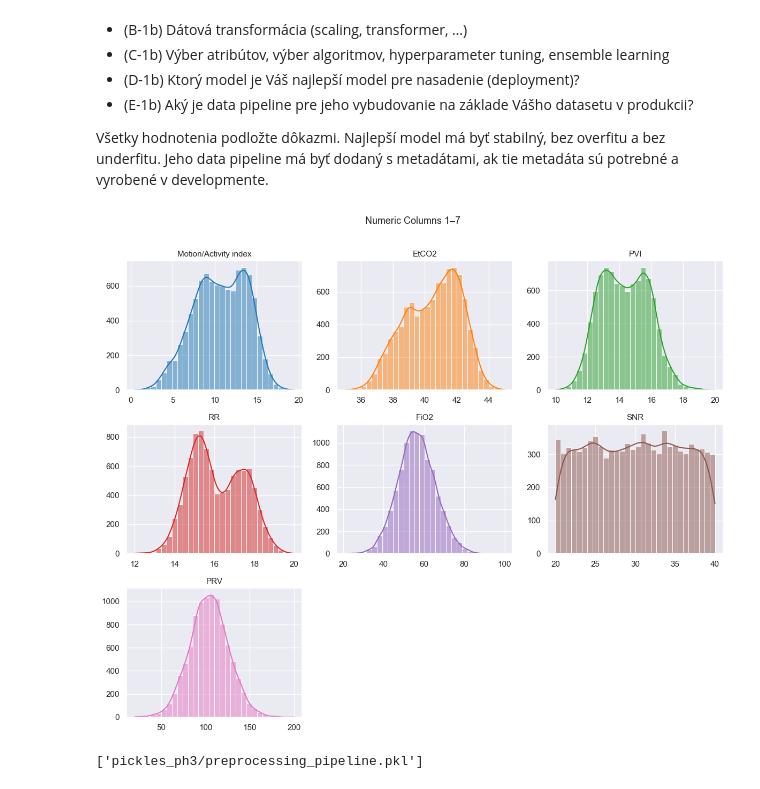
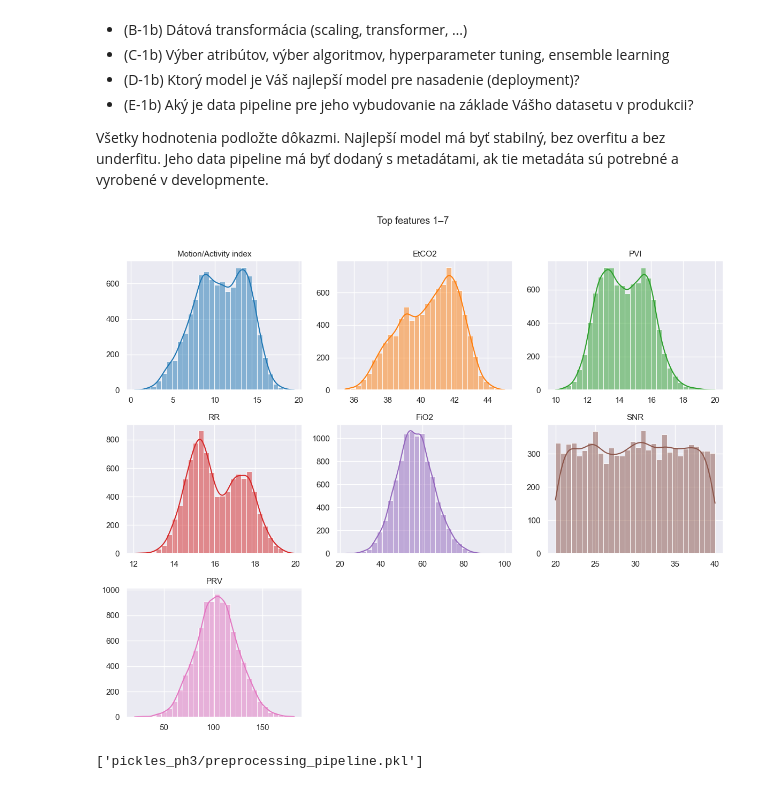
Before and after one commit to johannatilesova/IAU-project, a Jupyter notebook: phase3_Tilesova_Pecenka.ipynb, the cells around one changed output. Saved outputs shown, nothing was run; the diff lists cells and outputs as text; code cells hidden in the pictures.

```diff
--- a/phase3_Tilesova_Pecenka.ipynb
+++ b/phase3_Tilesova_Pecenka.ipynb
@@ -78,7 +80,7 @@ def histogramiada(df, bins=30):
         for j in range(len(cols_subset), len(axes)):
             axes[j].set_visible(False)
 
-        plt.suptitle(f"Numeric Columns {start + 1}–{min(end, n_cols)}", fontsize=13)
+        plt.suptitle(f"Top features {start + 1}–{min(end, n_cols)}", fontsize=13)
         plt.tight_layout(rect=[0, 0, 1, 0.97])
         plt.show()
 # %%
@@ -91,38 +93,37 @@ df_observation.rename(
         "FiO₂": "FiO2",
         "O₂ extraction ratio": "O2 extraction ratio"
     },
     inplace=True
 )
 
 # vieme z fazy 2
 selected_features = ["Motion/Activity index", "EtCO2", "PVI", "RR", "FiO2", "SNR", "PRV", "oximetry"]
 
 df = df_observation[selected_features]
 
-X = df.drop(columns=["oximetry"])
-y = df["oximetry"]
+df = df.drop_duplicates().reset_index(drop=True)
+
+X = df.drop(columns=['oximetry'])
+y = df['oximetry']
 
 X_train, X_test, y_train, y_test = train_test_split(X, y, train_size=0.8, random_state=42)
 
 histogramiada(X_train)
 
 pipeline = Pipeline(
     steps=[
         ('quantile_transformer', QuantileTransformer(output_distribution='normal', random_state=42)),
         ('robust_scaler', RobustScaler())
     ]
 )
 
 pipeline.fit(X_train)
 
 X_train_processed = pipeline.transform(X_train)
 X_test_processed  = pipeline.transform(X_test)
 
-X_train_processed = pd.DataFrame(X_train_processed, columns=X_train.columns, index=X_train.index)
-X_test_processed  = pd.DataFrame(X_test_processed, columns=X_test.columns, index=X_test.index)
-
 joblib.dump(pipeline, "pickles_ph3/preprocessing_pipeline.pkl")
 # %% [output]
-[figure, old version]
+[figure, new version]
 ['pickles_ph3/preprocessing_pipeline.pkl']
 # %%
```
Also changed, not shown: parts of 6 cells of this notebook, 1 other file.
